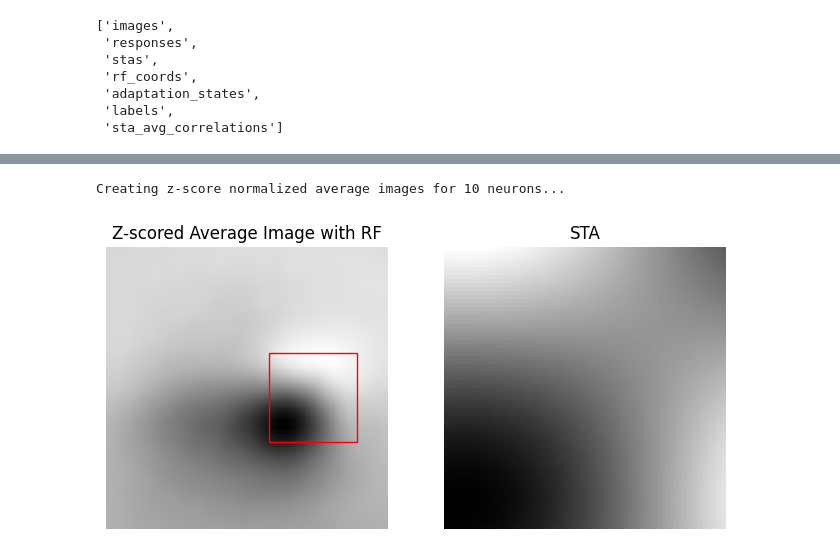
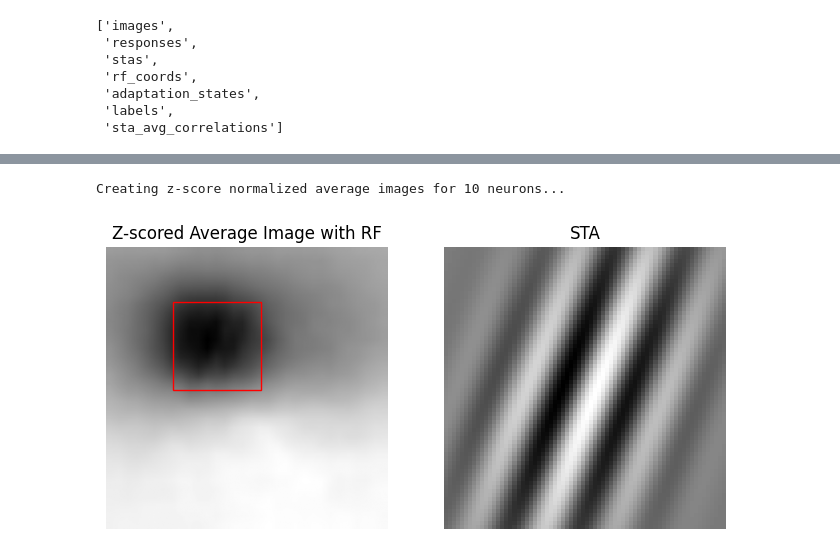
Before and after one commit to lauraporta/neurodecoders, a Jupyter notebook: notebooks/step_1/synthetic_data.ipynb, the cells around one changed output, grey strips where cells are left out. Cells and saved outputs as stored; diff of their text form; code cells hidden in the pictures.

```diff
--- a/notebooks/step_1/synthetic_data.ipynb
+++ b/notebooks/step_1/synthetic_data.ipynb
@@ -12,7 +12,7 @@ from pathlib import Path
 
 path_to_main_folder = Path("/ceph/margrie/laura/neurodecoders")
 path_to_workspace = path_to_main_folder / "workspace"
-path_to_synthetic_data = path_to_workspace / "datasets" / "synthetic"
+path_to_synthetic_data = path_to_workspace / "datasets" / "synthetic" / "train"
 
 datasets = list(path_to_synthetic_data.glob("*.npz"))
 for dataset in datasets:
@@ -85,35 +86,35 @@ plt.show()
+# %%
+# let's look at the big dataset and create z-scored neuron average images
+# to see if they look like the STA
+from neurodecoders.synthetic.create_zscored_neuron_averages import (
+    create_zscore_neuron_average_images,
+)
+
+big_dataset_path = datasets[2]
+big_data = np.load(big_dataset_path)
+
+average_images_zscore = create_zscore_neuron_average_images(
+        big_data["images"], big_data["responses"], n_neurons=10
+    )
 # %%
-# let's look at the big dataset and create z-scored neuron average images
-# to see if they look like the STA
-from neurodecoders.synthetic.create_zscored_neuron_averages import (
-    create_zscore_neuron_average_images,
-)
-
-big_dataset_path = datasets[0]
-big_data = np.load(big_dataset_path)
-
 neuron_id = 3
-average_images_zscore = create_zscore_neuron_average_images(
-        big_data["images"], big_data["responses"], n_neurons=10
-    )
-
 
 #  plot the z-scored average image and the patch bounding box
 sta = big_data["stas"][neuron_id]
 rf_coords = big_data["rf_coords"][neuron_id]
 zscore_image = average_images_zscore[neuron_id][0, :, :]
 fig, ax = plt.subplots(1, 2, figsize=(8, 4))
 ax[0].imshow(zscore_image, cmap="gray")
 rect = plt.Rectangle(
     (rf_coords[0], rf_coords[1]), 70, 70, linewidth=1, edgecolor="r", facecolor="none"
 )
 ax[0].add_patch(rect)
 ax[0].set_title("Z-scored Average Image with RF")
 ax[1].imshow(sta, cmap="gray")
 ax[1].set_title("STA")
 ax[0].axis("off")
 ax[1].axis("off")
 plt.show()
 # %% [output]
 Creating z-score normalized average images for 10 neurons...
-[figure, old version]
+[figure, new version]
```
Also changed, not shown: parts of 5 cells of this notebook, 1 other file.
